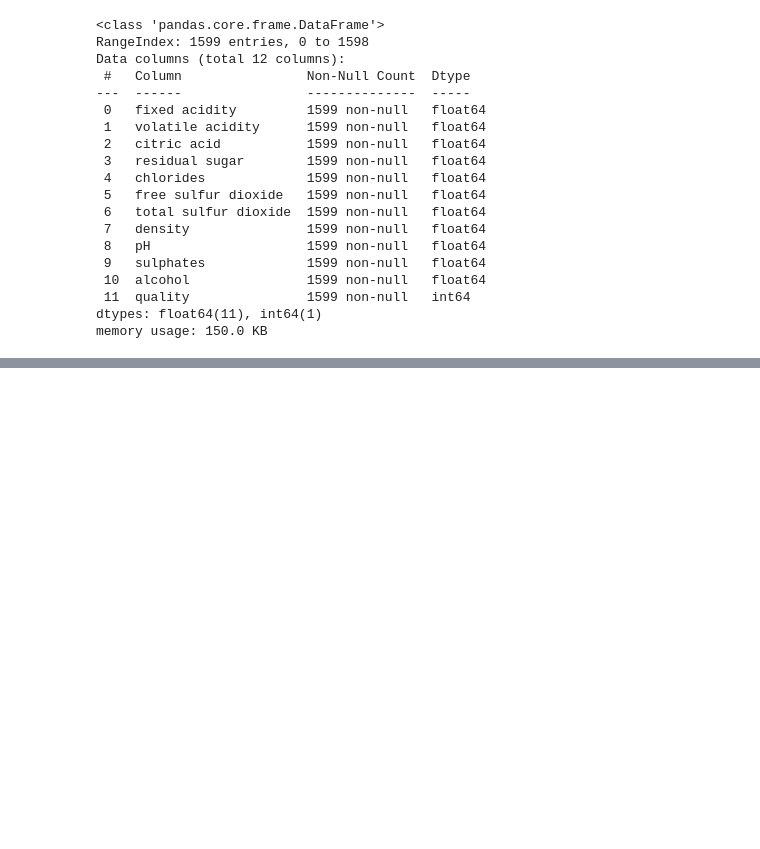
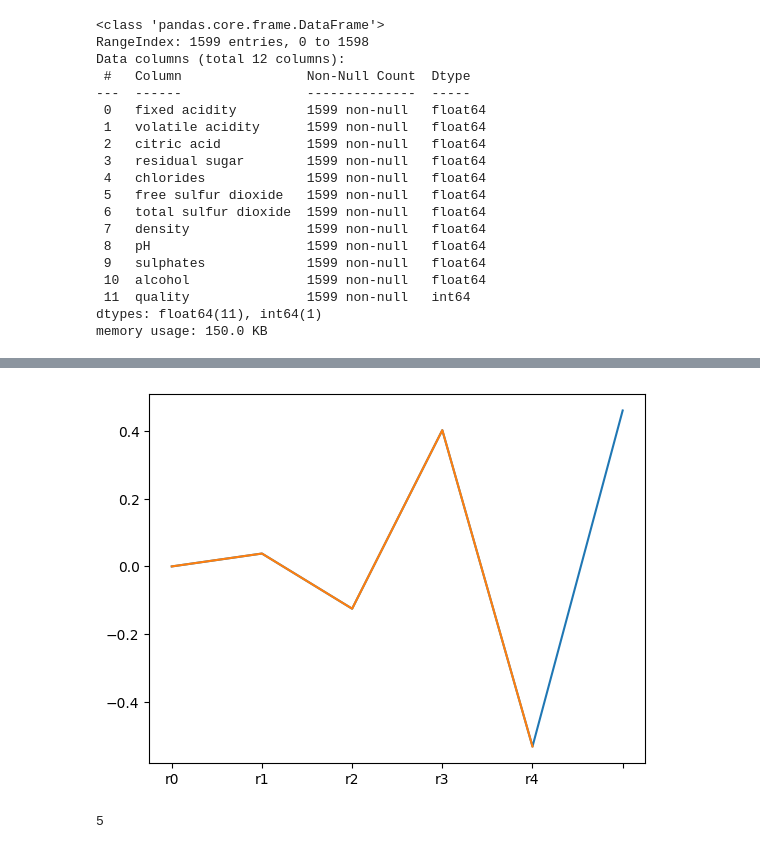
Before and after one commit to Agnij-Moitra/variational-gradient-boosting, a Jupyter notebook: benchmarks.ipynb, the cells around one changed output, grey strips where cells are left out. Cells and saved outputs as stored; diff of their text form; code cells hidden in the pictures; blank space fills up the shorter version.

```diff
--- a/benchmarks.ipynb
+++ b/benchmarks.ipynb
@@ -386,0 +460,9 @@ ImportError: cannot import name 'all_estimators' from 'sklearn' (c:\Users\Admin\
+# %%
+res.plot()
+res[:[i for i in prange(len(res)) if res[i] == res.min()][0] + 1].plot();
+# %% [output]
+[figure, added]
+# %%
+/len models
+# %% [output]
+5
```
Also changed, not shown: parts of 20 cells of this notebook, 1 other file.
